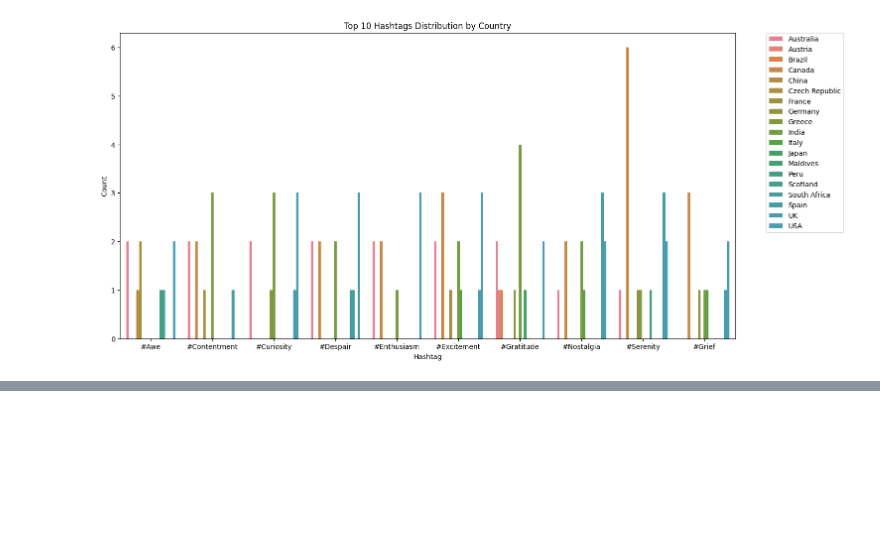
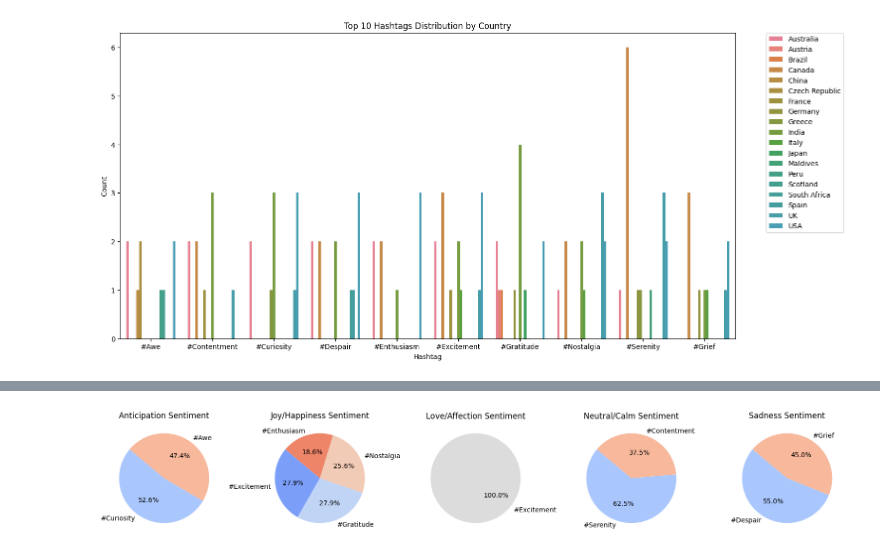
Before and after one commit to imon333/2Truth_and_a-_Lie, a Jupyter notebook: main.ipynb, the cells around one changed output, grey strips where cells are left out. Saved outputs shown, nothing was run; the diff lists cells and outputs as text; code cells hidden in the pictures; blank space fills up the shorter version.

Commit message:
Added hashtags to nicolas code _im

```diff
--- a/main.ipynb
+++ b/main.ipynb
@@ -391,0 +361,29 @@ Passing `palette` without assigning `hue` is deprecated and will be removed in v
+# %%
+# Group by Hashtag and General_Sentiment and count the occurrences
+sentiment_hashtag_counts = exploded_data.groupby(['General_Sentiment', 'Hashtag']).size().reset_index(name='Count')
+
+# Filter top_sentiment_hashtags to keep only the top 10 hashtags
+top_sentiment_hashtags_filtered = top_sentiment_hashtags[top_sentiment_hashtags['Hashtag'].isin(top_10_hashtags_list)]
+
+# List of unique sentiments
+sentiments = top_sentiment_hashtags_filtered['General_Sentiment'].unique()
+
+# Create a figure with subplots
+fig, axes = plt.subplots(nrows=1, ncols=len(sentiments), figsize=(16, 8))
+
+# Iterate over each sentiment and plot a pie chart
+for sentiment, ax in zip(sentiments, axes):
+    # Filter data for the current sentiment
+    data = top_sentiment_hashtags_filtered[top_sentiment_hashtags_filtered['General_Sentiment'] == sentiment]
+
+    # Pie chart
+    ax.pie(data['Count'], labels=data['Hashtag'], autopct='%1.1f%%', startangle=140,
+
+           colors=sns.color_palette('coolwarm', n_colors=len(data)))
+    ax.set_title(f'{sentiment} Sentiment')
+
+# Adjust layout
+plt.tight_layout()
+plt.show()
+# %% [output]
+[figure, added]
```
Also changed, not shown: parts of 2 cells of this notebook, 1 other file.
